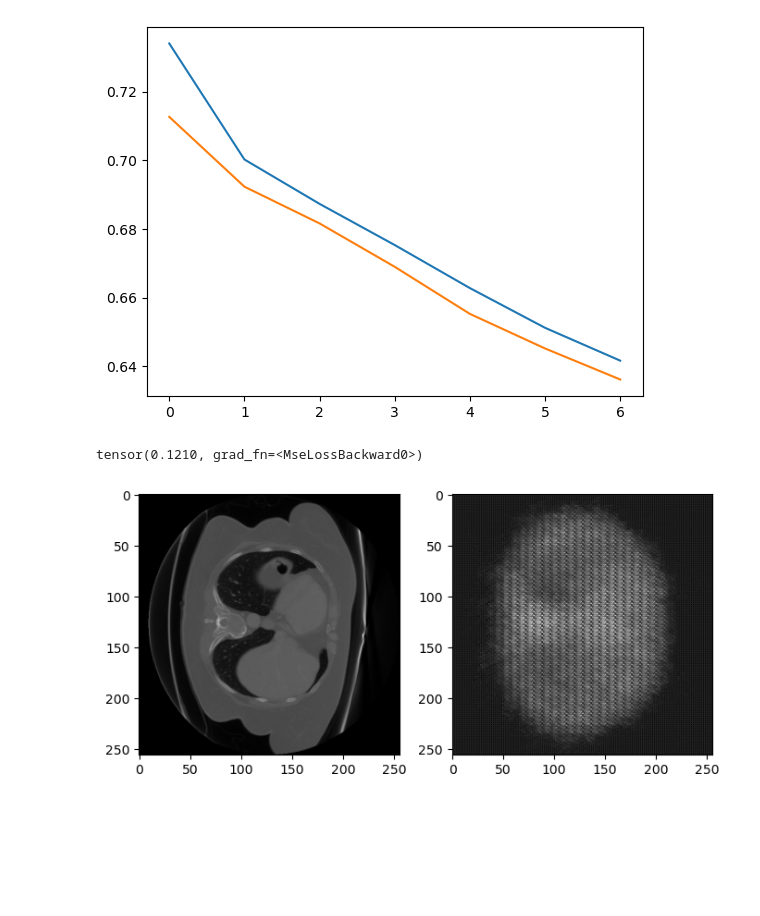
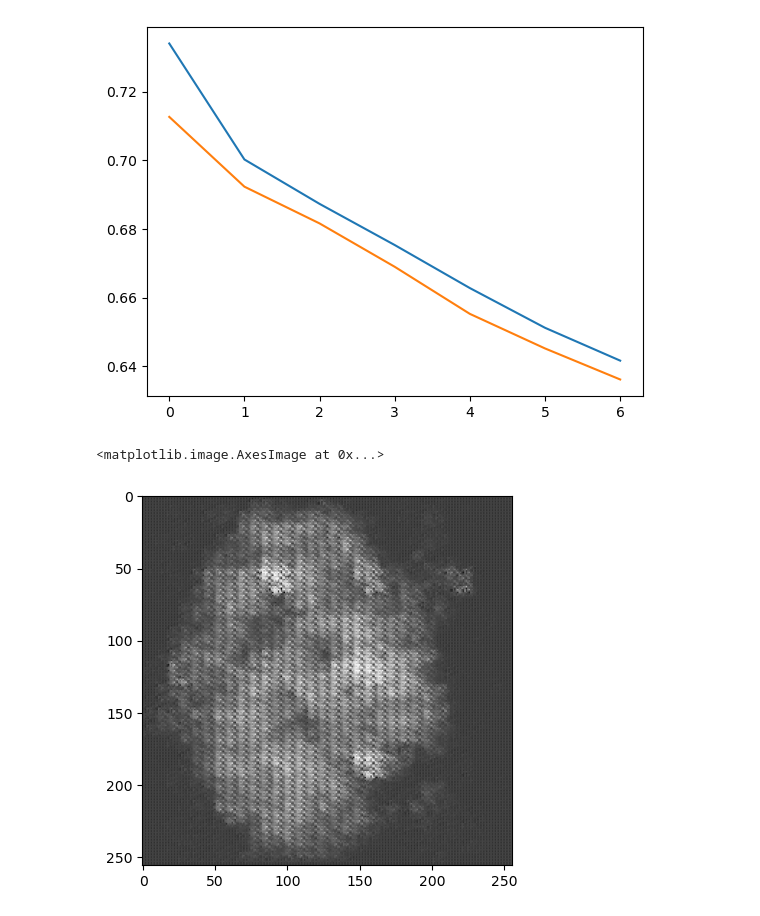
Before and after one commit to felsager/vae_lung_tumor_segmentation, a Jupyter notebook: notebooks/vae_model_2.ipynb, the cells around one changed output. Cells and saved outputs as stored; diff of their text form; code cells hidden in the pictures; blank space fills up the shorter version.

```diff
--- a/notebooks/vae_model_2.ipynb
+++ b/notebooks/vae_model_2.ipynb
@@ -113,8 +113,8 @@ def draw(x, x_hat):
     axs[1].imshow(img_1, cmap='gray')
     fig.canvas.draw()
 # %%
-#device = torch.device("cuda:0" if torch.cuda.is_available() else "cpu")
-device = torch.device("cpu")
+device = torch.device("cuda:0" if torch.cuda.is_available() else "cpu")
+#device = torch.device("cpu")
 model = model.to(device)
 optimizer = optim.AdamW(model.parameters(), lr=1e-5)
 #optimizer = optim.SGD(model.parameters(), lr=1e-6, momentum=0.9)
@@ -232,13 +221,13 @@ plt.plot((dev_losses))
 [figure]
 # %%
 model.eval()
-x_test = next(iter(dev_loader))[0].view(1, 256, 256).to(device)
+#x_test = next(iter(dev_loader))[0].view(1, 256, 256).to(device)
 #x_test = torch.zeros((1, 256, 256)).to(device)
-x_hat_test = model.forward(x_test)[0]
-draw(x_test.cpu(), x_hat_test.cpu())
-mse_loss(x_test, x_hat_test)
-#x_sampled = model.decode(torch.randn(1, latent_size).to(device)).view(1, 256, 256).cpu()
-#plt.imshow(x_sampled[0].detach().numpy(), cmap='gray')
+#x_hat_test = model.forward(x_test)[0]
+#draw(x_test.cpu(), x_hat_test.cpu())
+#mse_loss(x_test, x_hat_test)
+x_sampled = model.decode(torch.randn(1, latent_size).to(device)).view(1, 256, 256).cpu()
+plt.imshow(x_sampled[0].detach().numpy(), cmap='gray')
 # %% [output]
-tensor(0.1210, grad_fn=<MseLossBackward0>)
+<matplotlib.image.AxesImage at 0x...>
-[figure, old version]
+[figure, new version]
```
Also changed, not shown: parts of 1 cell of this notebook.
